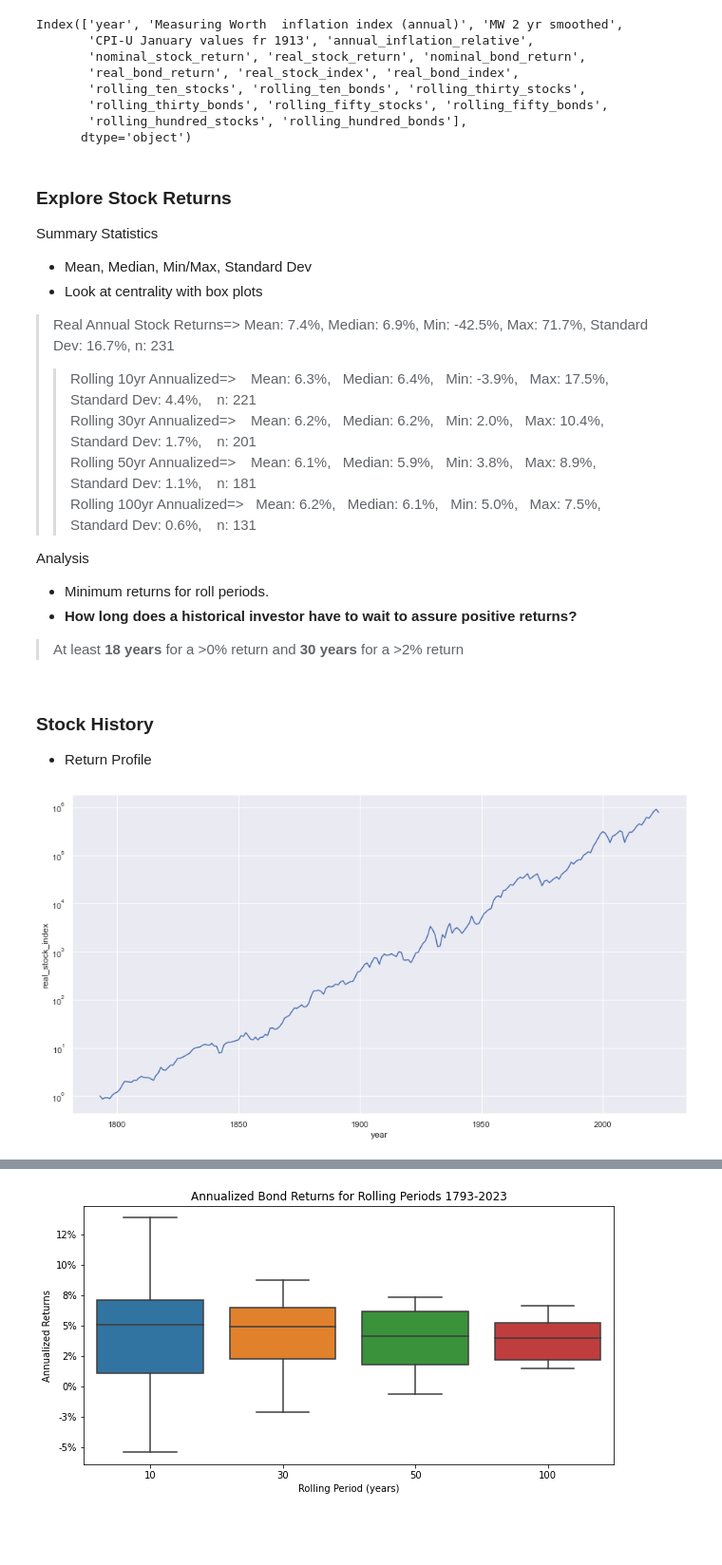
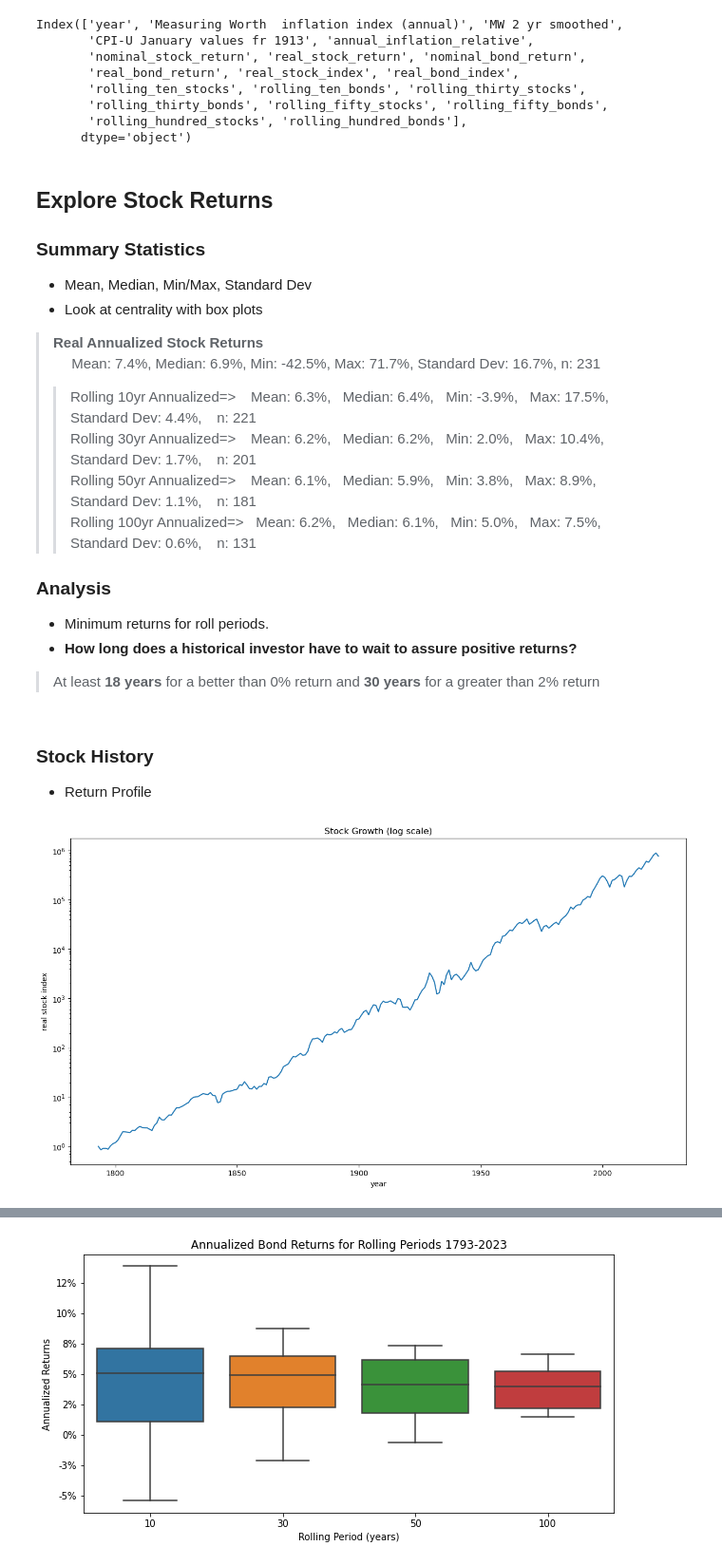
Before and after one commit to StarkArk/The_Long_View_Stocks_Bonds, a Jupyter notebook: stock_bond_return_analysis.ipynb, the cells around one changed output, grey strips where cells are left out. Shown at 95% size. Drawn from its saved outputs; the diff is of its cells as text; code cells hidden in the pictures; blank space fills up the shorter version.

```diff
--- a/stock_bond_return_analysis.ipynb
+++ b/stock_bond_return_analysis.ipynb
@@ -49,7 +55,7 @@ pwd
 ### Loading and Cleaning
 # %%
 # open csv file to work on
-stock_bond_data = pd.read_csv('mcquarrie_real_stock_bond_returns_prepped_csv.csv')
+stock_bond_data = pd.read_csv('Data/mcquarrie_real_stock_bond_returns_prepped_csv.csv')
 
 # see the columns and rows as necessary
 pd.set_option('display.max_columns', None)
@@ -120,9 +126,9 @@ Index(['year', 'Measuring Worth  inflation index (annual)', 'MW 2 yr smoothed',
        'rolling_hundred_stocks', 'rolling_hundred_bonds'],
       dtype='object')
 # %%
-# The dataframes we will use for our analysis
+# Form the dataframes to be used in the analysis
 # Create a new dataframe
-stock_bond_returns = stock_bond_data
+stock_bond_returns = stock_bond_data.copy()
 
 # Drop unnecessary columns
 stock_bond_returns = stock_bond_returns.drop(columns=['Measuring Worth  inflation index (annual)','MW 2 yr smoothed','CPI-U January values fr 1913'])
@@ -137,22 +143,23 @@ bond_returns = stock_bond_returns[['year', 'annual_inflation_relative',
        'nominal_bond_return', 'real_bond_return', 'real_bond_index',
        'rolling_ten_bonds', 'rolling_thirty_bonds', 'rolling_fifty_bonds', 'rolling_hundred_bonds']]
 # %% [markdown]
-### Explore Stock Returns
+## Explore Stock Returns
 
-Summary Statistics
+### Summary Statistics
 - Mean, Median, Min/Max, Standard Dev
 - Look at centrality with box plots
 
-> Real Annual Stock Returns=>  Mean: 7.4%, Median: 6.9%, Min: -42.5%, Max: 71.7%, Standard Dev: 16.7%,  n: 231 <br>
->> Rolling 10yr Annualized=> &ensp;  Mean: 6.3%, &nbsp; Median: 6.4%, &nbsp; Min:  -3.9%, &nbsp; Max: 17.5%, &nbsp; Standard Dev:  4.4%, &ensp; n: 221 <br>
+> **Real Annualized Stock Returns**
+> &emsp; Mean: 7.4%, Median: 6.9%, Min: -42.5%, Max: 71.7%, Standard Dev: 16.7%,  n: 231 <br>
+>> Rolling 10yr Annualized=> &ensp;  Mean: 6.3%, &nbsp; Median: 6.4%, &nbsp; Min:  -3.9%, &nbsp; Max: 17.5%, &nbsp; Standard Dev: 4.4%, &ensp; n: 221 <br>
 > Rolling 30yr Annualized=> &ensp;   Mean: 6.2%, &nbsp; Median: 6.2%, &nbsp; Min:   2.0%, &nbsp; Max: 10.4%, &ensp; Standard Dev:  1.7%, &ensp; n: 201 <br>
 > Rolling 50yr Annualized=> &ensp;   Mean: 6.1%, &nbsp; Median: 5.9%, &nbsp; Min:   3.8%, &nbsp; Max:  8.9%, &ensp;&nbsp; Standard Dev:  1.1%, &ensp; n: 181 <br>
 > Rolling 100yr Annualized=> &nbsp;  Mean: 6.2%, &nbsp; Median: 6.1%, &nbsp; Min:   5.0%, &nbsp; Max:  7.5%, &ensp; Standard Dev:  0.6%, &ensp; n: 131
 
-Analysis
+### Analysis
 - Minimum returns for roll periods.
 - **How long does a historical investor have to wait to assure positive returns?**
-> At least **18 years** for a >0% return and **30 years** for a >2% return
+> At least **18 years** for a better than 0% return and **30 years** for a greater than 2% return
 # %% [markdown]
 ### Stock History
 
@@ -160,8 +167,10 @@ Analysis
 # %%
 plt.figure(figsize=(15,8))
 
-sns.lineplot(data=stock_returns, x='year', y='real_stock_index', title="Stocks, Growth")
+sns.lineplot(data=stock_returns, x='year', y='real_stock_index')
+plt.title("Stock Growth (log scale)")
+plt.ylabel('real stock index')
 plt.yscale('log')
 # %% [output]
-[figure, old version]
+[figure, new version]
 # %%
```
Also changed, not shown: parts of 10 cells of this notebook, 2 other files.
